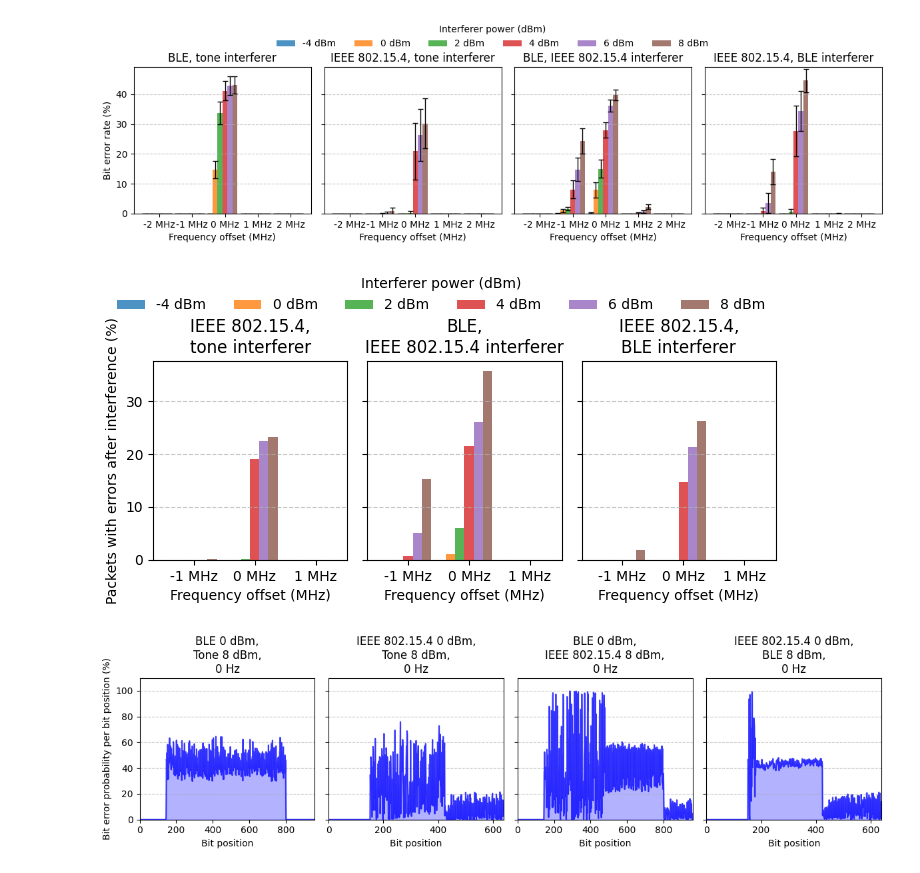
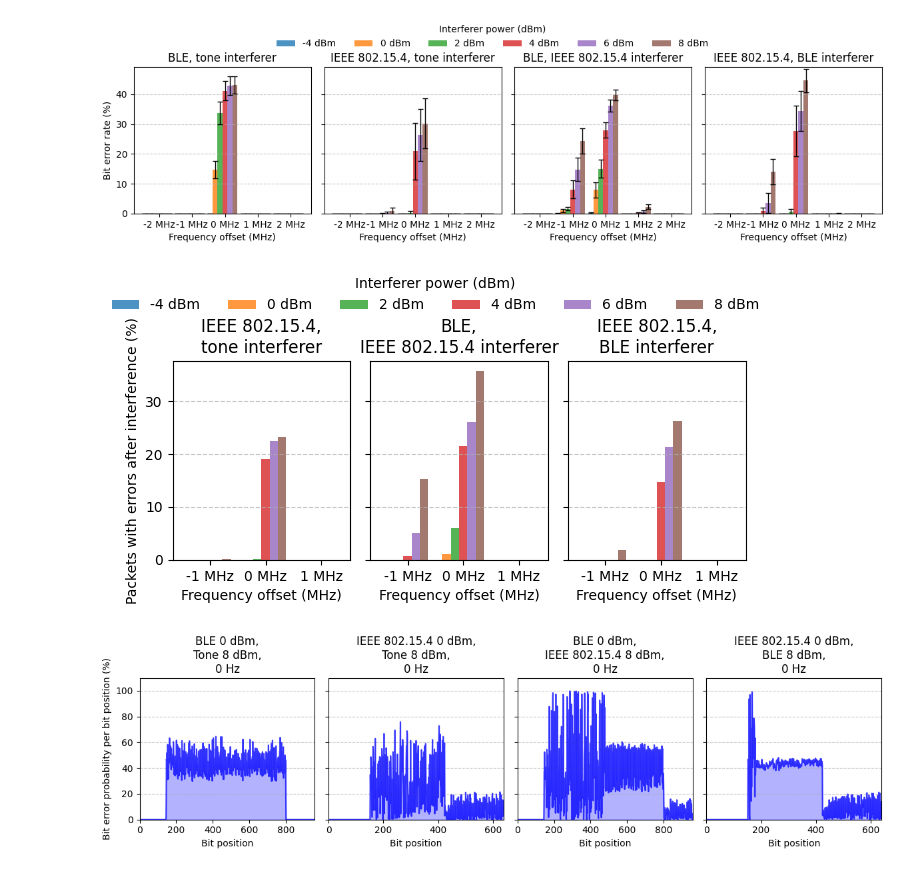
Before and after one commit to SDMote/badillosanjuan25experimental, a Jupyter notebook: python_scripts/data_analysis.ipynb, the cells around one changed output. Cells and saved outputs as stored; diff of their text form; code cells hidden in the pictures.

Commit message:
original figures remade

```diff
--- a/python_scripts/data_analysis.ipynb
+++ b/python_scripts/data_analysis.ipynb
@@ -573,18 +573,18 @@ add_bit_errors_to_files_dict(files_dict, filename, reference_folder="reference_m
 # %%
 # Call the function
 plot_grouped_ber_with_subplots(files_dict,
                                plot_BER=True,
                                saveas="figs/BER_bar_all_" + filename.split("_")[-1] + ".pdf",
                                figsize=(12, 3.5),)
 
 plot_grouped_ber_with_subplots(files_dict, plot_BER=False,
                                ylabel="Packets with errors after interference (%)",
                                unpack_value="packets_desynched_percentage",
                                saveas="figs/persistent_errors_bar_all_" + filename.split("_")[-1] + ".pdf",
-                               figsize=(7,3.5))
+                               figsize=(6.5,3.5))
 # %% [output]
 [figure]
-[figure, old version]
+[figure, new version]
 # %%
 # Example: Plot for an array of files
 example_files = [
```
Also changed, not shown: parts of 3 cells of this notebook.
